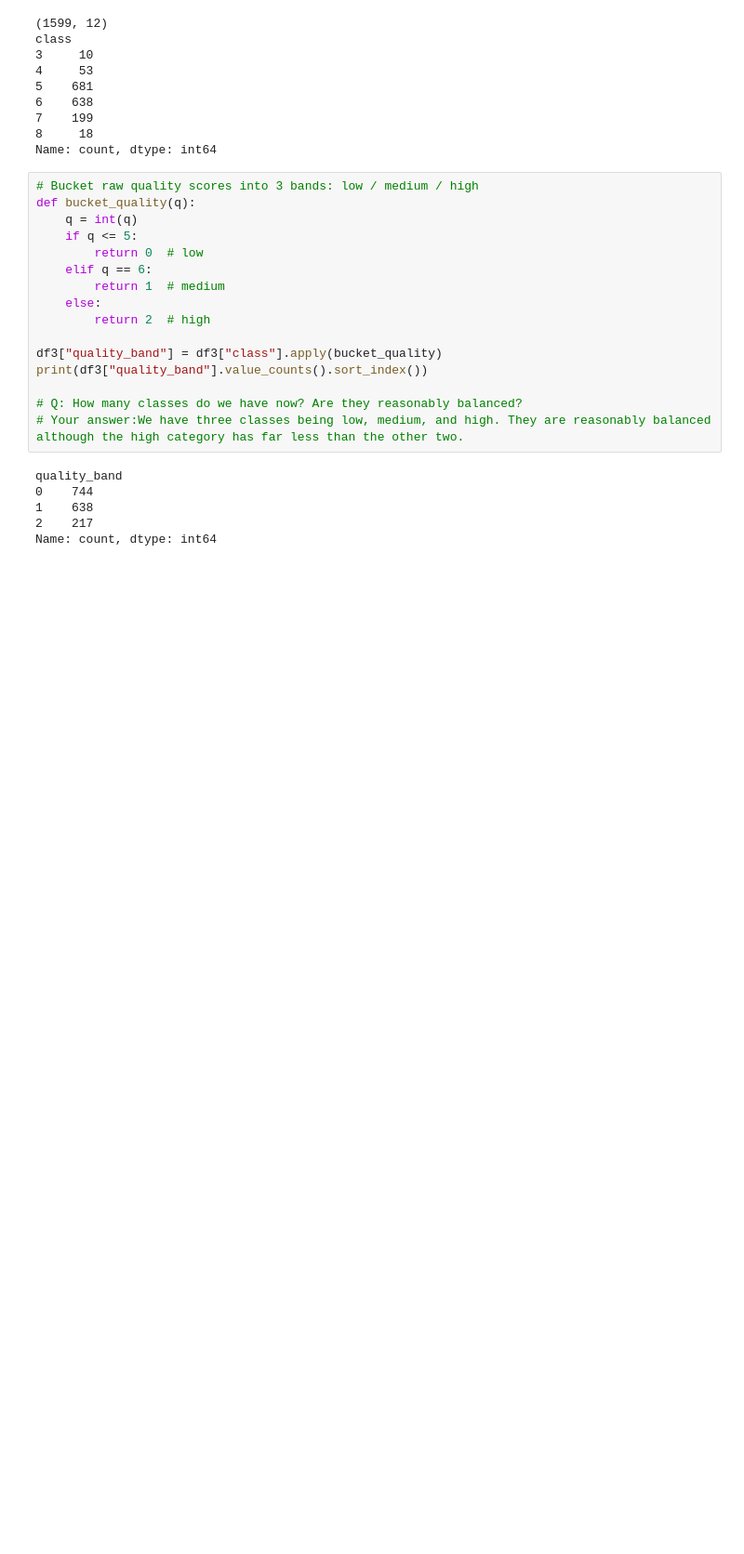
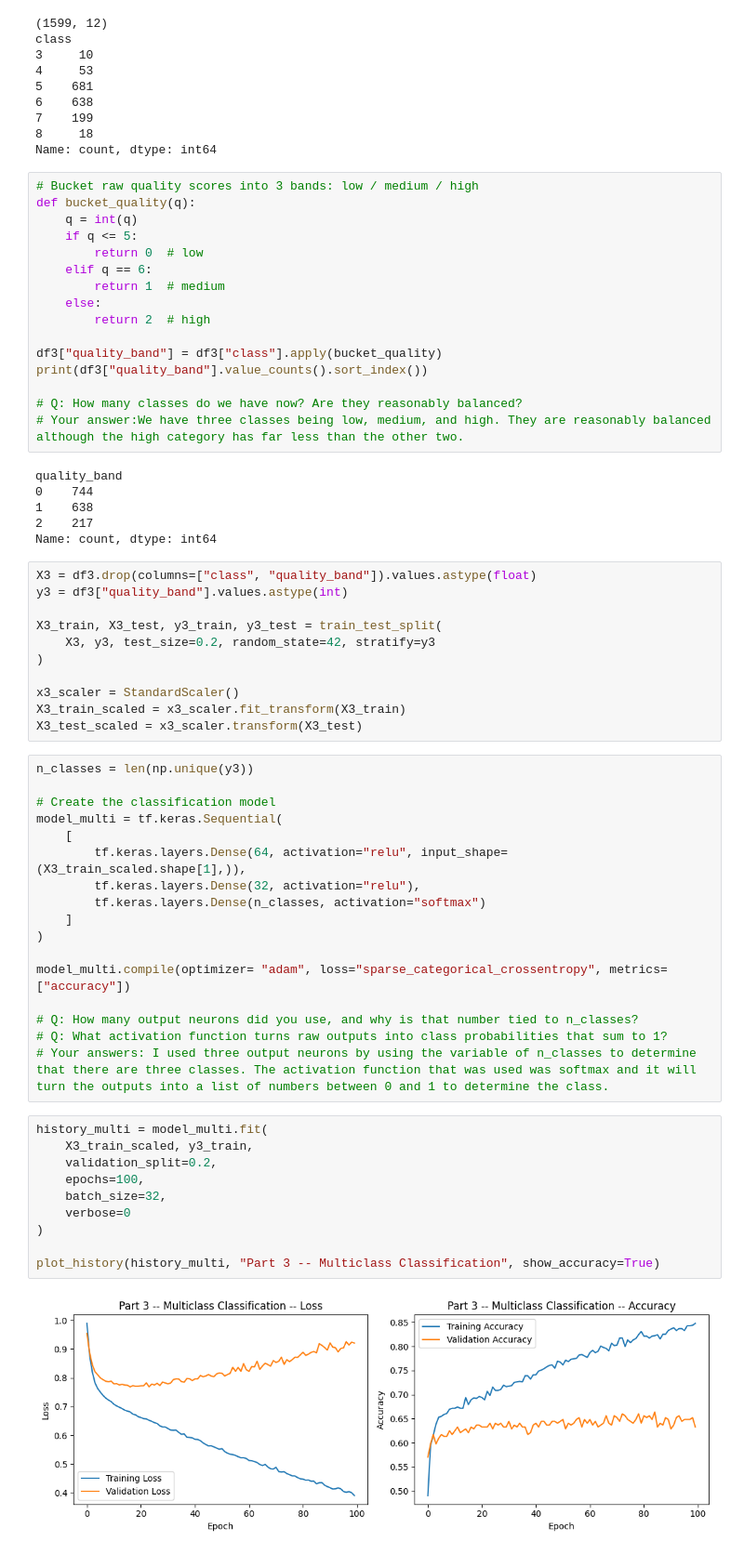
Before and after one commit to chasekrisko-design/IT480-FA26, a Jupyter notebook: Assignment1/Assignment1_Hyperparameter_Tuning.ipynb, the cells around one changed output. Shown at 93% size. Drawn from its saved outputs; the diff is of its cells as text; blank space fills up the shorter version.

```diff
--- a/Assignment1/Assignment1_Hyperparameter_Tuning.ipynb
+++ b/Assignment1/Assignment1_Hyperparameter_Tuning.ipynb
@@ -49,3 +70,43 @@ quality_band
 1    638
 2    217
 Name: count, dtype: int64
+# %%
+X3 = df3.drop(columns=["class", "quality_band"]).values.astype(float)
+y3 = df3["quality_band"].values.astype(int)
+
+X3_train, X3_test, y3_train, y3_test = train_test_split(
+    X3, y3, test_size=0.2, random_state=42, stratify=y3
+)
+
+x3_scaler = StandardScaler()
+X3_train_scaled = x3_scaler.fit_transform(X3_train)
+X3_test_scaled = x3_scaler.transform(X3_test)
+# %%
+n_classes = len(np.unique(y3))
+
+# Create the classification model
+model_multi = tf.keras.Sequential(
+    [
+        tf.keras.layers.Dense(64, activation="relu", input_shape=(X3_train_scaled.shape[1],)),
+        tf.keras.layers.Dense(32, activation="relu"),
+        tf.keras.layers.Dense(n_classes, activation="softmax")
+    ]
+)
+
+model_multi.compile(optimizer= "adam", loss="sparse_categorical_crossentropy", metrics=["accuracy"])
+
+# Q: How many output neurons did you use, and why is that number tied to n_classes?
+# Q: What activation function turns raw outputs into class probabilities that sum to 1?
+# Your answers: I used three output neurons by using the variable of n_classes to determine that there are three classes. The activation function that was used was softmax and it will turn the outputs into a list of numbers between 0 and 1 to determine the class.
+# %%
+history_multi = model_multi.fit(
+    X3_train_scaled, y3_train,
+    validation_split=0.2,
+    epochs=100,
+    batch_size=32,
+    verbose=0
+)
+
+plot_history(history_multi, "Part 3 -- Multiclass Classification", show_accuracy=True)
+# %% [output]
+[figure, added]
```
Also changed, not shown: parts of 3 cells of this notebook.
